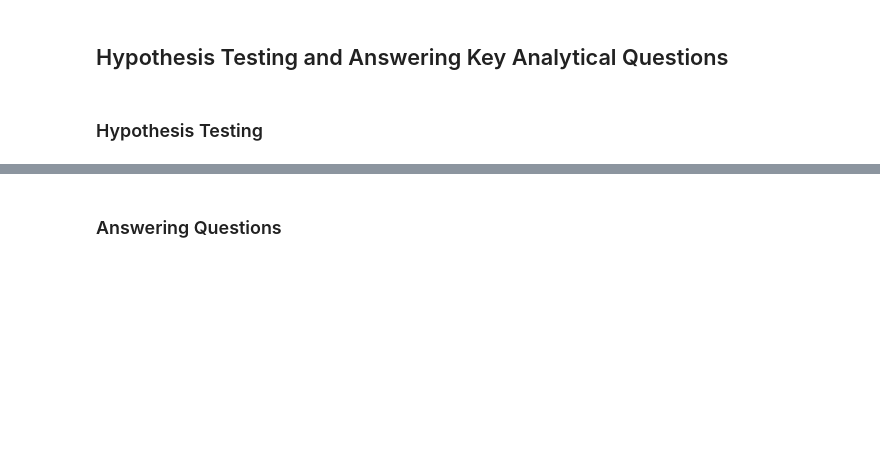
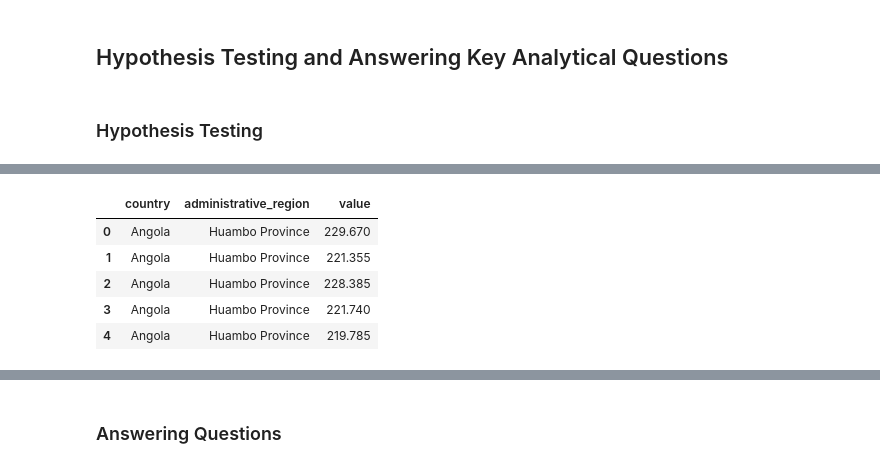
Before and after one commit to rasmodev/Staple-Food-and-Fuel-Price-Prediction-in-Africa, a Jupyter notebook: Staple_Food_Price_Prediction.ipynb, the cells around one changed output, grey strips where cells are left out. Cells and saved outputs as stored; diff of their text form; code cells hidden in the pictures; blank space fills up the shorter version.

```diff
--- a/Staple_Food_Price_Prediction.ipynb
+++ b/Staple_Food_Price_Prediction.ipynb
@@ -1361,0 +1401,13 @@ Stationarity implies that the statistical properties of the time series, such as
+# %%
+# Extract relevant columns
+data = eda_df[['country', 'administrative_region', 'value']].dropna()
+
+# Display the first few rows of the data
+data.head()
+# %% [output]
+|  | country | administrative_region | value |
+| 0 | Angola | Huambo Province | 229.670 |
+| 1 | Angola | Huambo Province | 221.355 |
+| 2 | Angola | Huambo Province | 228.385 |
+| 3 | Angola | Huambo Province | 221.740 |
+| 4 | Angola | Huambo Province | 219.785 |
```
Also changed, not shown: parts of 6 cells of this notebook.
